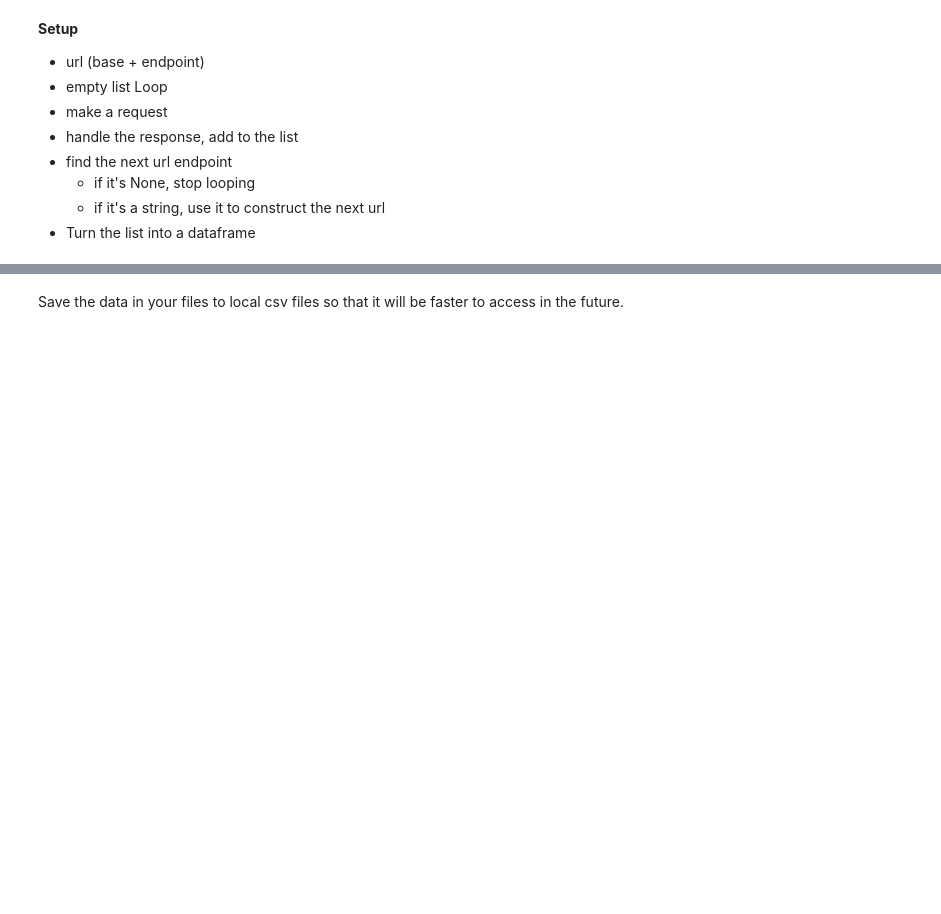
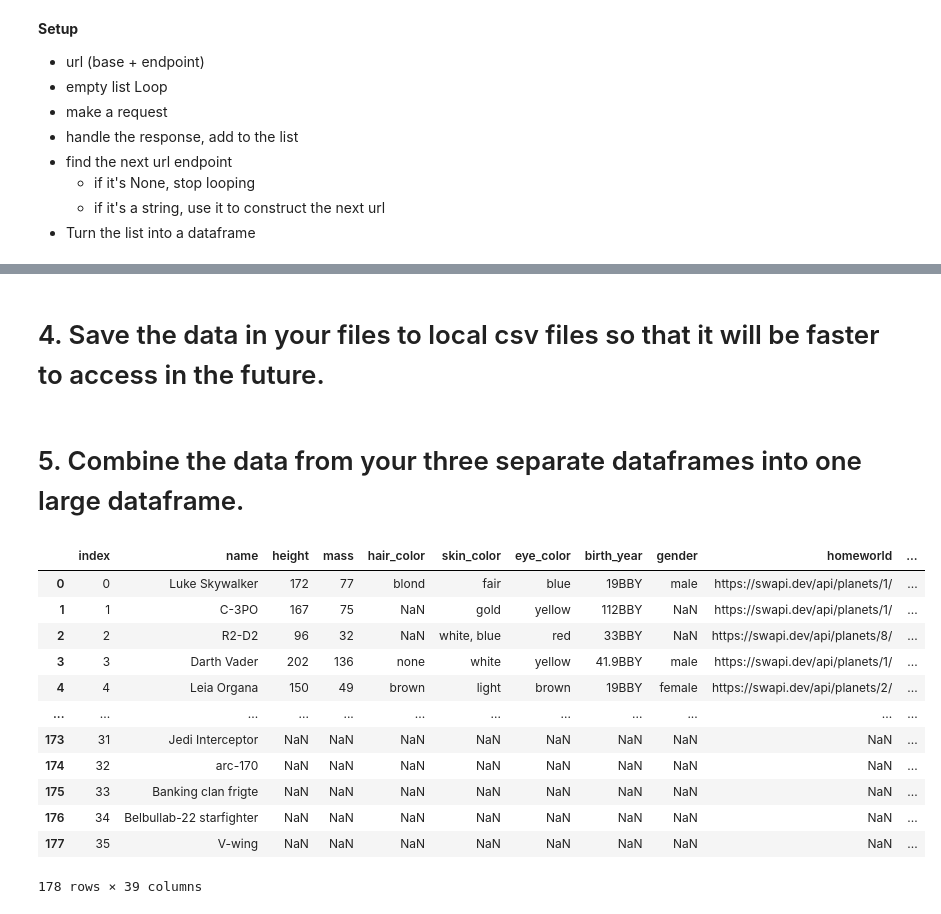
Before and after one commit to lewisalexia/time-series-exercises, a Jupyter notebook: time_series_exercises.ipynb, the cells around one changed output, grey strips where cells are left out. Drawn from its saved outputs; the diff is of its cells as text; code cells hidden in the pictures; blank space fills up the shorter version.

```diff
--- a/time_series_exercises.ipynb
+++ b/time_series_exercises.ipynb
@@ -184,4 +27,5 @@ def star_wars(endpoint, key_name):
 # %%
-star_wars('people/', 'results')
+ppl_df = aq.star_wars('people/', 'results')
+ppl_df.head()
 # %% [output]
 Query Completed for People...
@@ -198,0 +41,3 @@ Do the same thing, but for planets.
+# %%
+plt_df = aq.star_wars('planets/', 'results')
+plt_df.head()
@@ -200,0 +63,3 @@ Extract the data for starships.
+# %%
+ship_df = aq.star_wars('starships/', 'results')
+ship_df.head()
@@ -201,2 +83,2 @@ Extract the data for starships.
 # %% [markdown]
-Save the data in your files to local csv files so that it will be faster to access in the future.
+# 4. Save the data in your files to local csv files so that it will be faster to access in the future.
@@ -202,0 +87,19 @@ Save the data in your files to local csv files so that it will be faster to acce
+# %% [markdown]
+# 5. Combine the data from your three separate dataframes into one large dataframe.
+# %%
+all_in_one_df = pd.concat([ppl_df, plt_df, ship_df]).reset_index()
+all_in_one_df
+# %% [output]
+|  | index | name | height | mass | hair_color | skin_color | eye_color | birth_year | gender | homeworld | ... |
+| 0 | 0 | Luke Skywalker | 172 | 77 | blond | fair | blue | 19BBY | male | https://swapi.dev/api/planets/1/ | ... |
+| 1 | 1 | C-3PO | 167 | 75 | NaN | gold | yellow | 112BBY | NaN | https://swapi.dev/api/planets/1/ | ... |
+| 2 | 2 | R2-D2 | 96 | 32 | NaN | white, blue | red | 33BBY | NaN | https://swapi.dev/api/planets/8/ | ... |
+| 3 | 3 | Darth Vader | 202 | 136 | none | white | yellow | 41.9BBY | male | https://swapi.dev/api/planets/1/ | ... |
+| 4 | 4 | Leia Organa | 150 | 49 | brown | light | brown | 19BBY | female | https://swapi.dev/api/planets/2/ | ... |
+| ... | ... | ... | ... | ... | ... | ... | ... | ... | ... | ... | ... |
+| 173 | 31 | Jedi Interceptor | NaN | NaN | NaN | NaN | NaN | NaN | NaN | NaN | ... |
+| 174 | 32 | arc-170 | NaN | NaN | NaN | NaN | NaN | NaN | NaN | NaN | ... |
+| 175 | 33 | Banking clan frigte | NaN | NaN | NaN | NaN | NaN | NaN | NaN | NaN | ... |
+| 176 | 34 | Belbullab-22 starfighter | NaN | NaN | NaN | NaN | NaN | NaN | NaN | NaN | ... |
+| 177 | 35 | V-wing | NaN | NaN | NaN | NaN | NaN | NaN | NaN | NaN | ... |
+178 rows × 39 columns
```
Also changed, not shown: parts of 19 cells of this notebook.
